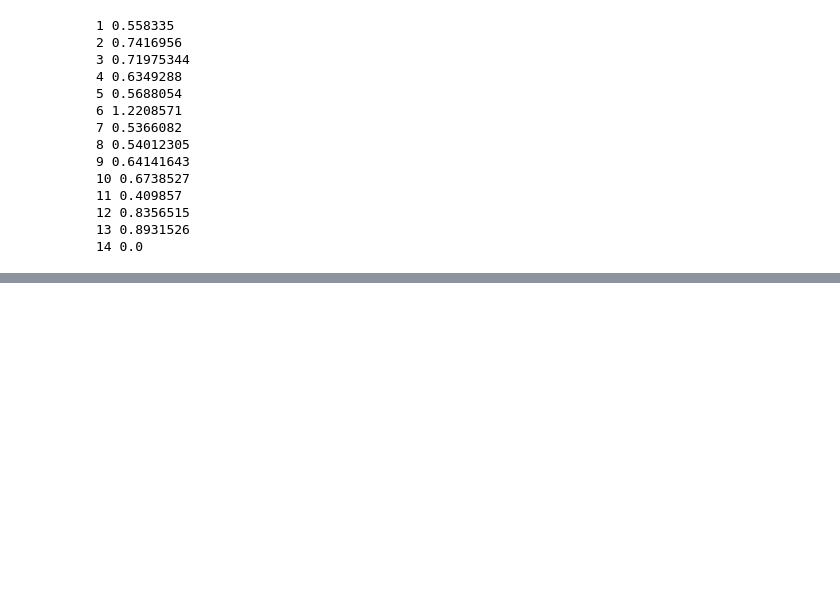
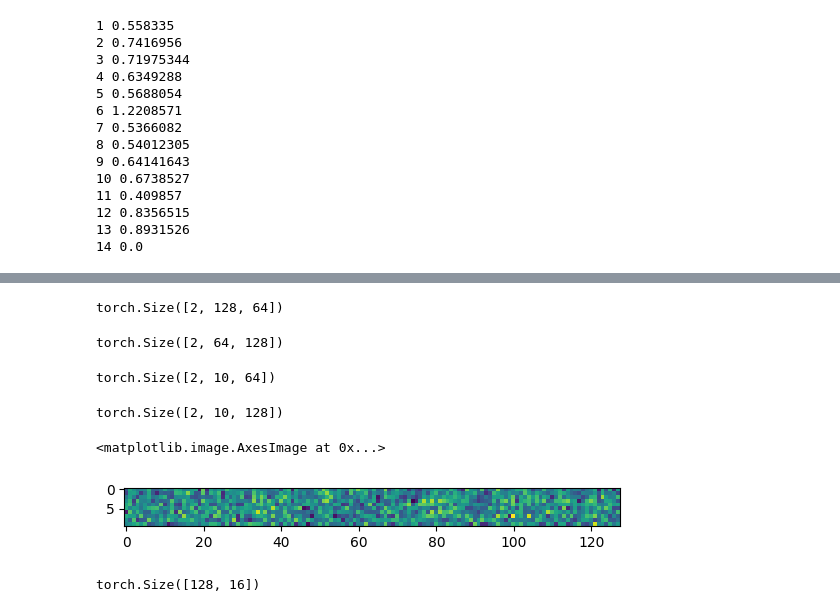
Before and after one commit to JacobAndersson/array_indexing, a Jupyter notebook: notebooks/Exploration.ipynb, the cells around one changed output, grey strips where cells are left out. Saved outputs shown, nothing was run; the diff lists cells and outputs as text; code cells hidden in the pictures; blank space fills up the shorter version.

```diff
--- a/notebooks/Exploration.ipynb
+++ b/notebooks/Exploration.ipynb
@@ -289,0 +304,2 @@ for i, v in enumerate(dist_pos):
+# %%
+all_token_embeddings = model.embed(range(10))
@@ -289,0 +310,3 @@ for i, v in enumerate(dist_pos):
+# %%
+pos = 1
+token_embeddings_at_pos = all_token_embeddings + model.pos_embed(all_token_embeddings)[:,pos,:] if pos > -1 else all_token_embeddings
@@ -289,0 +317,33 @@ for i, v in enumerate(dist_pos):
+# %%
+attn = model.blocks[0].attn
+# %%
+attn.W_V.shape
+# %% [output]
+torch.Size([2, 128, 64])
+# %%
+embeddings_value = einsum("n_ctx d_model, n_heads d_model d_head -> n_heads n_ctx d_head",
+                       token_embeddings_at_pos, attn.W_V)
+
+embeddings_out = einsum("n_heads n_ctx d_head, n_heads d_head d_model -> n_heads n_ctx d_model",
+                    embeddings_value, attn.W_O)
+# %%
+attn.W_O.shape
+# %% [output]
+torch.Size([2, 64, 128])
+# %%
+embeddings_value.shape
+# %% [output]
+torch.Size([2, 10, 64])
+# %%
+embeddings_out.shape
+# %% [output]
+torch.Size([2, 10, 128])
+# %%
+plt.imshow(embeddings_out[0].cpu().detach().numpy())
+# %% [output]
+<matplotlib.image.AxesImage at 0x...>
+[figure, added]
+# %%
+model.unembed.W_U.shape
+# %% [output]
+torch.Size([128, 16])
```
Also changed, not shown: parts of 25 cells of this notebook, 3 other files.
